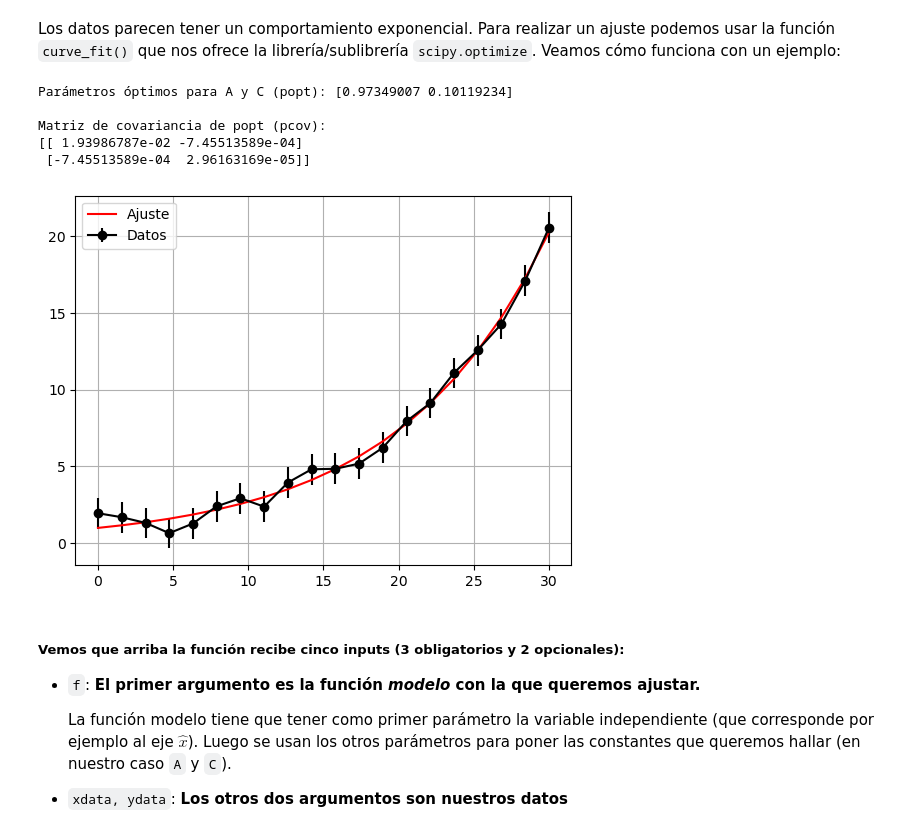
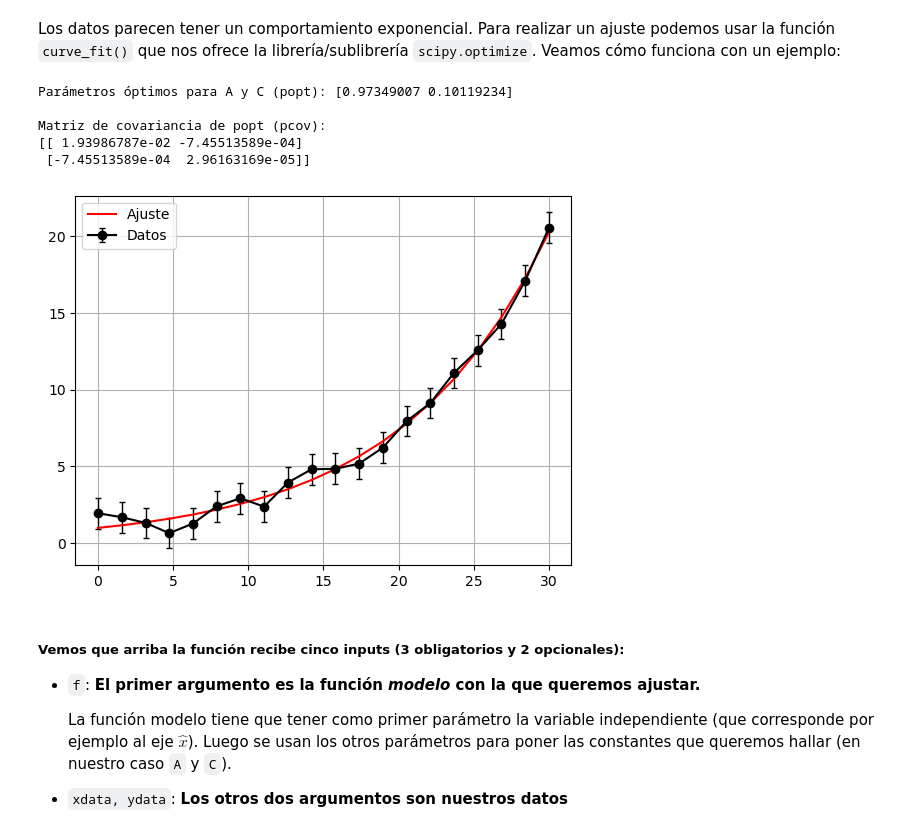
Before and after one commit to fifabsas/talleresfifabsas, a Jupyter notebook: python/2_Numerico/numerico.ipynb, the cells around one changed output. Drawn from its saved outputs; the diff is of its cells as text; code cells hidden in the pictures.

Commit message:
added capbars for errorbars

```diff
--- a/python/2_Numerico/numerico.ipynb
+++ b/python/2_Numerico/numerico.ipynb
@@ -408,36 +408,37 @@ Los datos parecen tener un comportamiento exponencial. Para realizar un ajuste p
 from scipy.optimize import curve_fit
 
 # Declaro la función con la que quiero ajustar con parámetros genéricos
 def f_ajuste(x, A, C): return A*np.exp(C*x)
 
 # Utilizo curve_fit() para el ajuste
 popt, pcov = curve_fit(f_ajuste, var_x, var_y, sigma = err_var_y, absolute_sigma = True)
 
 # Imprimo en pantalla los valores de popt y pcov
 print(f'Parámetros óptimos para A y C (popt): {popt}')
 print(f'\nMatriz de covariancia de popt (pcov):\n{pcov}')
 
-# Graficamos los datos crudos
-plt.errorbar(var_x, var_y, yerr = err_var_y, fmt = 'o-k', label='Datos')
+# Graficamos los datos crudos con el error asociado
+plt.errorbar(var_x, var_y, yerr=err_var_y, fmt='o-k', label='Datos',
+             capsize=2, elinewidth=1, capthick=1)
 
 
 # Graficamos el ajuste
 A, C = popt
 var_x_ajuste = var_x
 var_y_ajuste = f_ajuste(var_x_ajuste, A, C)
 plt.plot(var_x_ajuste, var_y_ajuste, '-r', label='Ajuste')
 
 # Grilla, leyenda y show
 plt.grid()
 plt.legend()
 plt.show()
 # %% [output]
 Parámetros óptimos para A y C (popt): [0.97349007 0.10119234]
 
 Matriz de covariancia de popt (pcov):
 [[ 1.93986787e-02 -7.45513589e-04]
  [-7.45513589e-04  2.96163169e-05]]
-[figure, old version]
+[figure, new version]
 # %% [markdown]
 ##### Vemos que arriba la función recibe cinco inputs (3 obligatorios y 2 opcionales):
 * `f`: **El primer argumento es la función _modelo_ con la que queremos ajustar.**
```
